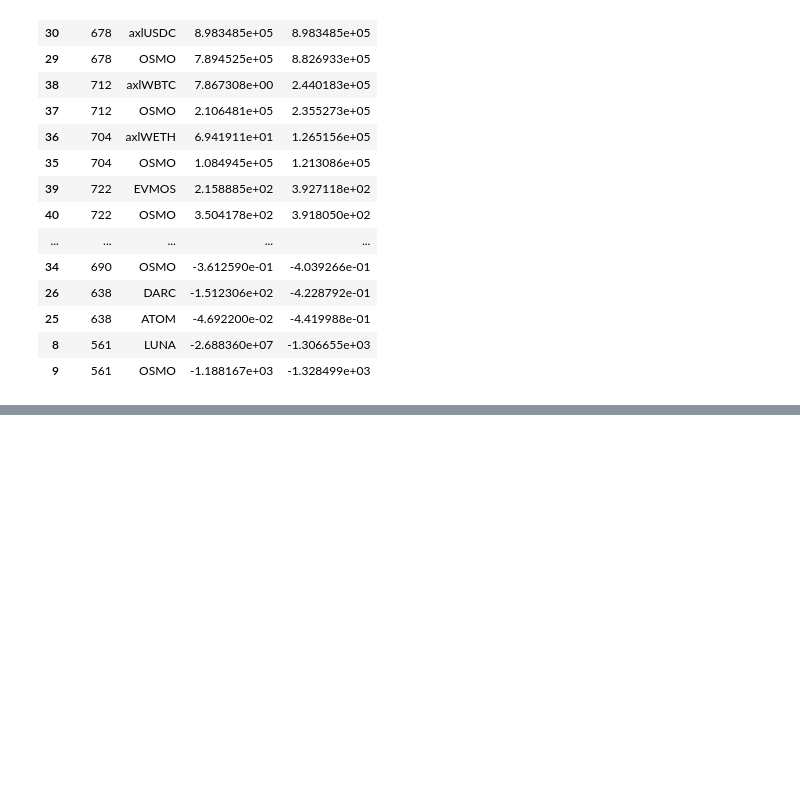
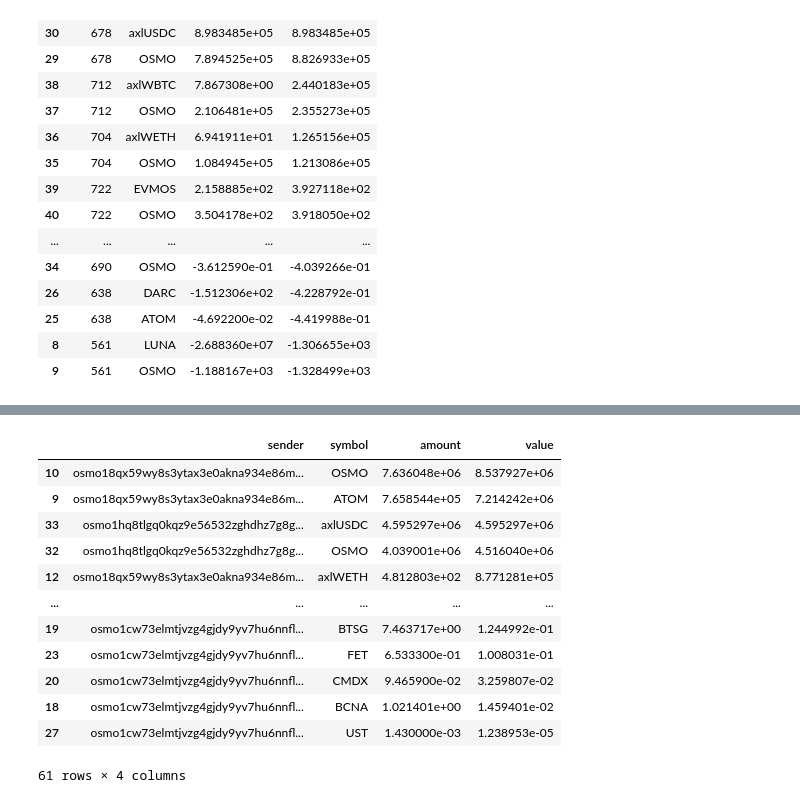
Before and after one commit to HathorNodes/osmosis_nitrogen_assessment, a Jupyter notebook: Osmosis Exploit Analysis.ipynb, the cells around one changed output, grey strips where cells are left out. Saved outputs shown, nothing was run; the diff lists cells and outputs as text; code cells hidden in the pictures; blank space fills up the shorter version.

```diff
--- a/Osmosis Exploit Analysis.ipynb
+++ b/Osmosis Exploit Analysis.ipynb
@@ -431,0 +501,22 @@ agg_net_diff_pools
+# %%
+agg_exit_sender_tokens = (cleaned_exit_df.groupby(['sender', 'symbol'])[['amount', 'value']]
+                                         .sum()
+                                         .reset_index()
+                                         .sort_values(by=['value'], ascending=False))
+
+agg_exit_sender_tokens.to_csv("data/agg_exit_sender_tokens.csv", index=False)
+agg_exit_sender_tokens
+# %% [output]
+|  | sender | symbol | amount | value |
+| 10 | osmo18qx59wy8s3ytax3e0akna934e86m... | OSMO | 7.636048e+06 | 8.537927e+06 |
+| 9 | osmo18qx59wy8s3ytax3e0akna934e86m... | ATOM | 7.658544e+05 | 7.214242e+06 |
+| 33 | osmo1hq8tlgq0kqz9e56532zghdhz7g8g... | axlUSDC | 4.595297e+06 | 4.595297e+06 |
+| 32 | osmo1hq8tlgq0kqz9e56532zghdhz7g8g... | OSMO | 4.039001e+06 | 4.516040e+06 |
+| 12 | osmo18qx59wy8s3ytax3e0akna934e86m... | axlWETH | 4.812803e+02 | 8.771281e+05 |
+| ... | ... | ... | ... | ... |
+| 19 | osmo1cw73elmtjvzg4gjdy9yv7hu6nnfl... | BTSG | 7.463717e+00 | 1.244992e-01 |
+| 23 | osmo1cw73elmtjvzg4gjdy9yv7hu6nnfl... | FET | 6.533300e-01 | 1.008031e-01 |
+| 20 | osmo1cw73elmtjvzg4gjdy9yv7hu6nnfl... | CMDX | 9.465900e-02 | 3.259807e-02 |
+| 18 | osmo1cw73elmtjvzg4gjdy9yv7hu6nnfl... | BCNA | 1.021401e+00 | 1.459401e-02 |
+| 27 | osmo1cw73elmtjvzg4gjdy9yv7hu6nnfl... | UST | 1.430000e-03 | 1.238953e-05 |
+61 rows × 4 columns
```
Also changed, not shown: parts of 12 cells of this notebook, 5 other files.
